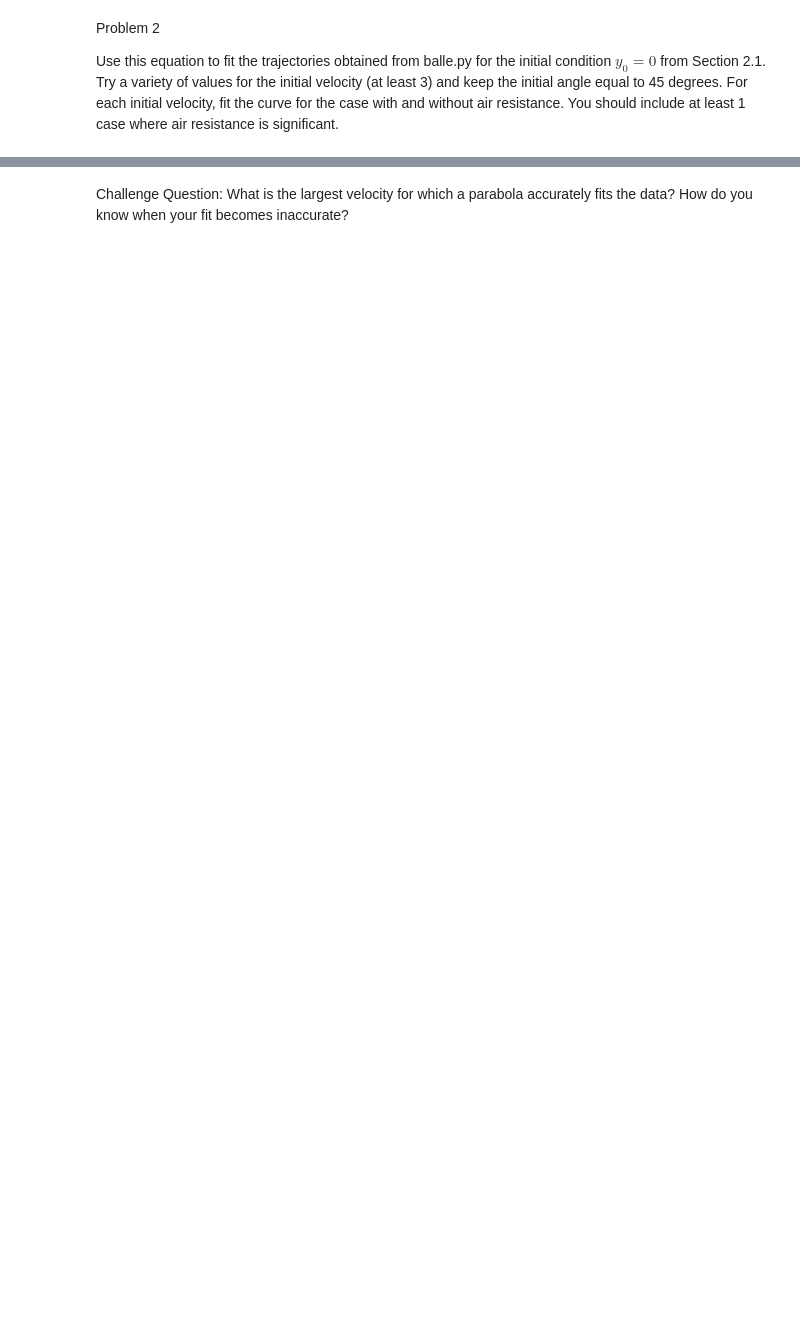
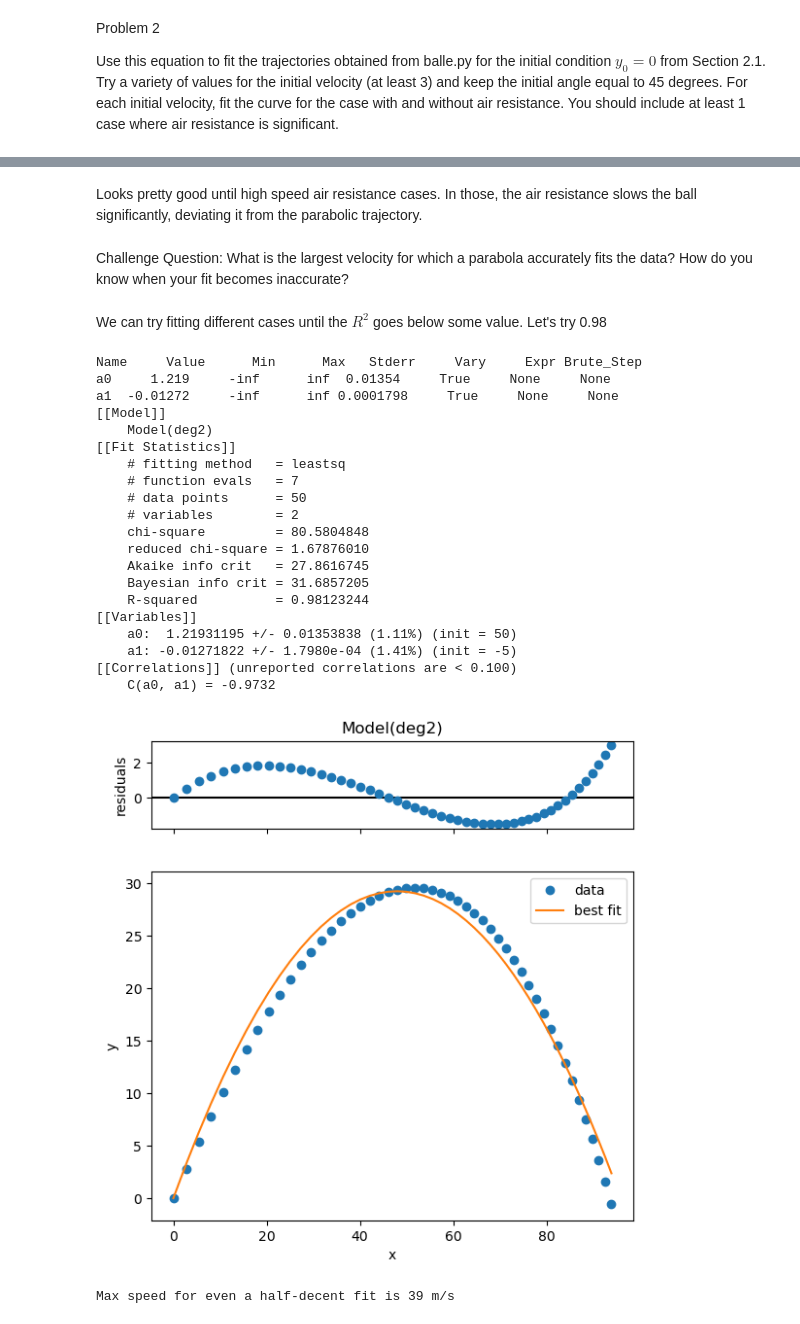
Before and after one commit to LordofDorknes/ProfHurst_PHYS240_Sp23, a Jupyter notebook: Newby/inclass/Newby_Robin_W8_Inclass_Curve_Fitting.ipynb, the cells around one changed output, grey strips where cells are left out. Cells and saved outputs as stored; diff of their text form; code cells hidden in the pictures; blank space fills up the shorter version.

```diff
--- a/Newby/inclass/Newby_Robin_W8_Inclass_Curve_Fitting.ipynb
+++ b/Newby/inclass/Newby_Robin_W8_Inclass_Curve_Fitting.ipynb
@@ -25,4 +351,42 @@ import balle
+# %% [markdown]
+Looks pretty good until high speed air resistance cases. In those, the air resistance slows the ball significantly, deviating it from the parabolic trajectory.
 # %% [markdown]
 Challenge Question:
 What is the largest velocity for which a parabola accurately fits the data?
 How do you know when your fit becomes inaccurate?
+# %% [markdown]
+We can try fitting different cases until the $R^2$ goes below some value. Let's try 0.98
+# %%
+for testSpeed in range(1,500):
+    res= fit_balle(testSpeed,1,graphing=0)
+    if res.rsquared < 0.98:
+        maxSpeed=testSpeed-1
+        break
+
+
+dummy_var=fit_balle(maxSpeed,1,graphing=1)# dummy var to capture model output and avoid more output spam
+
+print(f'Max speed for even a half-decent fit is {maxSpeed} m/s')
+# %% [output]
+Name     Value      Min      Max   Stderr     Vary     Expr Brute_Step
+a0     1.219     -inf      inf  0.01354     True     None     None
+a1  -0.01272     -inf      inf 0.0001798     True     None     None
+[[Model]]
+    Model(deg2)
+[[Fit Statistics]]
+    # fitting method   = leastsq
+    # function evals   = 7
+    # data points      = 50
+    # variables        = 2
+    chi-square         = 80.5804848
+    reduced chi-square = 1.67876010
+    Akaike info crit   = 27.8616745
+    Bayesian info crit = 31.6857205
+    R-squared          = 0.98123244
+[[Variables]]
+    a0:  1.21931195 +/- 0.01353838 (1.11%) (init = 50)
+    a1: -0.01271822 +/- 1.7980e-04 (1.41%) (init = -5)
+[[Correlations]] (unreported correlations are < 0.100)
+    C(a0, a1) = -0.9732
+[figure, added]
+Max speed for even a half-decent fit is 39 m/s
```
Also changed, not shown: parts of 5 cells of this notebook, 1 other file.
